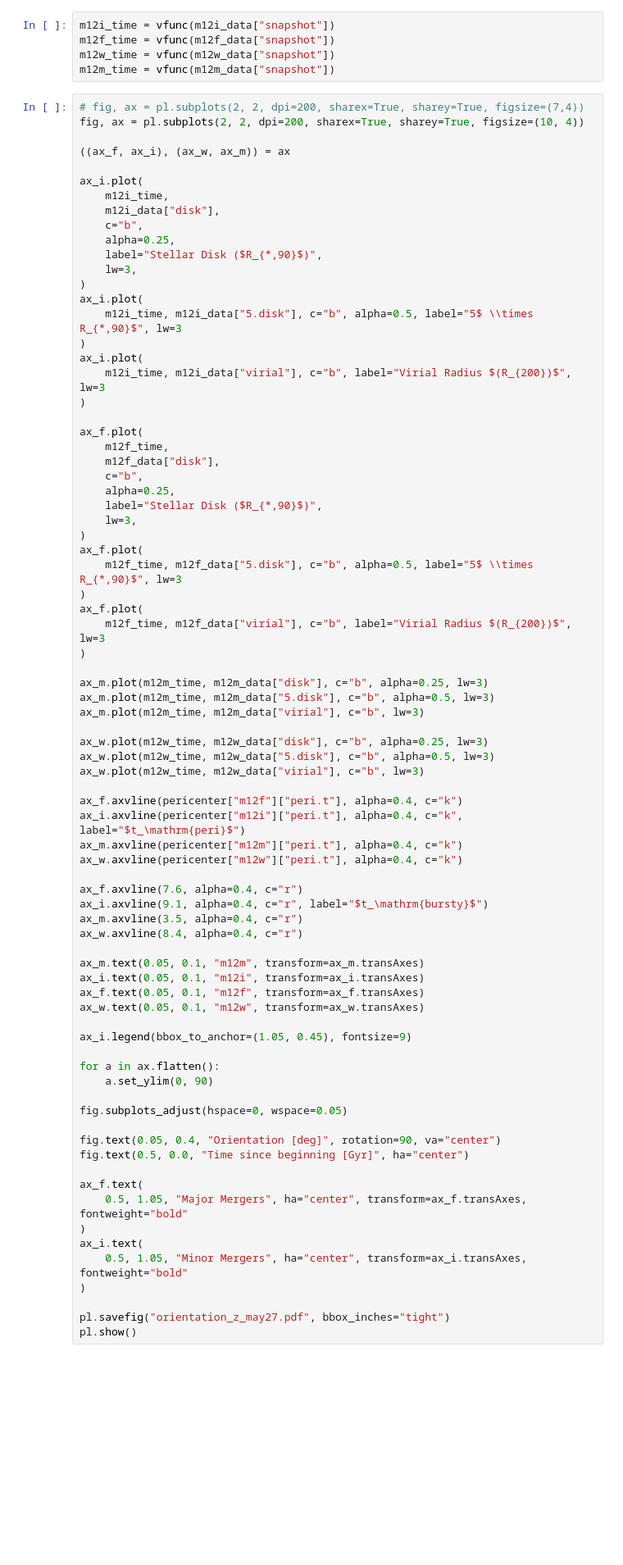
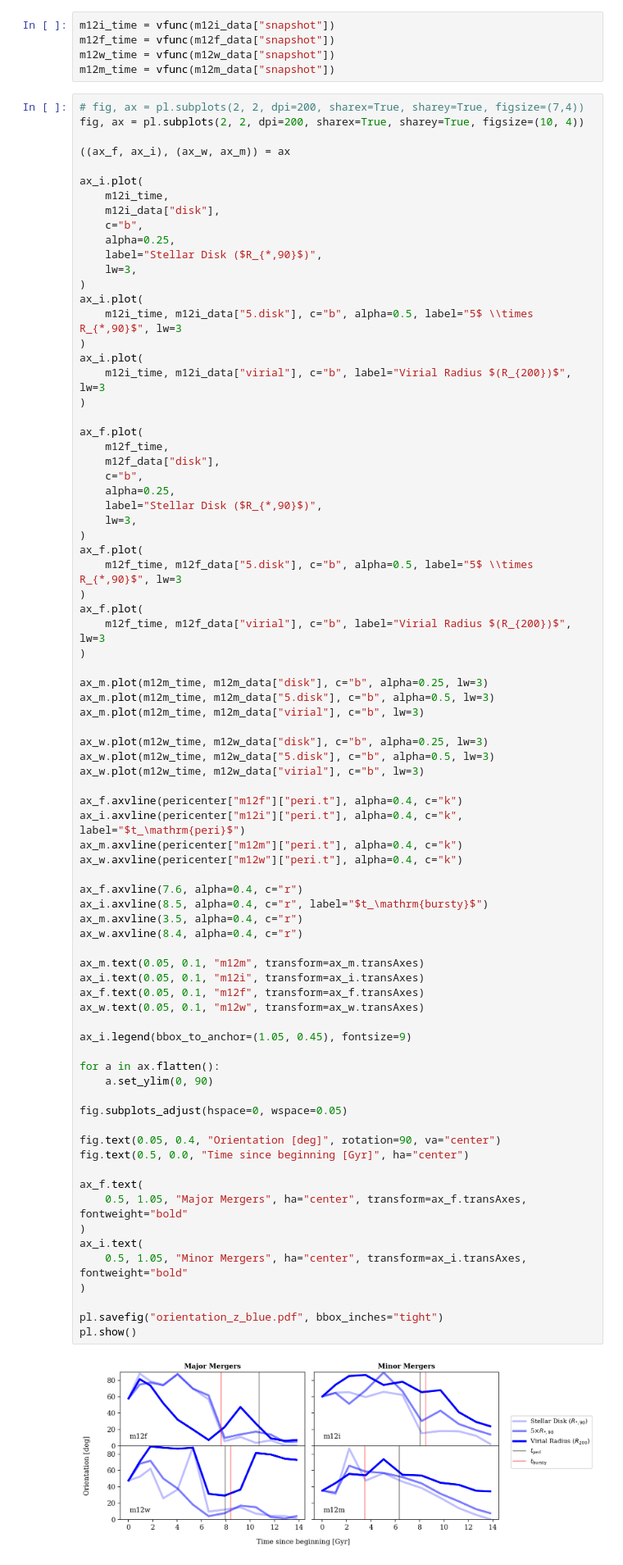
Before and after one commit to jaybaptista/latte_orientations, a Jupyter notebook: _plot_obliquityAngles_z.ipynb, the cells around one changed output. Shown at 82% size. Cells and saved outputs as stored; diff of their text form; blank space fills up the shorter version.

```diff
--- a/_plot_obliquityAngles_z.ipynb
+++ b/_plot_obliquityAngles_z.ipynb
@@ -67,35 +67,37 @@ ax_i.axvline(pericenter["m12i"]["peri.t"], alpha=0.4, c="k", label="$t_\mathrm{p
 ax_m.axvline(pericenter["m12m"]["peri.t"], alpha=0.4, c="k")
 ax_w.axvline(pericenter["m12w"]["peri.t"], alpha=0.4, c="k")
 
 ax_f.axvline(7.6, alpha=0.4, c="r")
-ax_i.axvline(9.1, alpha=0.4, c="r", label="$t_\mathrm{bursty}$")
+ax_i.axvline(8.5, alpha=0.4, c="r", label="$t_\mathrm{bursty}$")
 ax_m.axvline(3.5, alpha=0.4, c="r")
 ax_w.axvline(8.4, alpha=0.4, c="r")
 
 ax_m.text(0.05, 0.1, "m12m", transform=ax_m.transAxes)
 ax_i.text(0.05, 0.1, "m12i", transform=ax_i.transAxes)
 ax_f.text(0.05, 0.1, "m12f", transform=ax_f.transAxes)
 ax_w.text(0.05, 0.1, "m12w", transform=ax_w.transAxes)
 
 ax_i.legend(bbox_to_anchor=(1.05, 0.45), fontsize=9)
 
 for a in ax.flatten():
     a.set_ylim(0, 90)
 
 fig.subplots_adjust(hspace=0, wspace=0.05)
 
 fig.text(0.05, 0.4, "Orientation [deg]", rotation=90, va="center")
 fig.text(0.5, 0.0, "Time since beginning [Gyr]", ha="center")
 
 ax_f.text(
     0.5, 1.05, "Major Mergers", ha="center", transform=ax_f.transAxes, fontweight="bold"
 )
 ax_i.text(
     0.5, 1.05, "Minor Mergers", ha="center", transform=ax_i.transAxes, fontweight="bold"
 )
 
-pl.savefig("orientation_z_may27.pdf", bbox_inches="tight")
+pl.savefig("orientation_z_blue.pdf", bbox_inches="tight")
 pl.show()
+# %% [output]
+[figure, added]
 # %%
 m12i_data = pd.read_hdf("Orientations_z/data_obliquityAngles_z_m12i_res7100.h5")
 m12f_data = pd.read_hdf("Orientations_z/data_obliquityAngles_z_m12f_res7100.h5")
```
Also changed, not shown: 4 other files.
